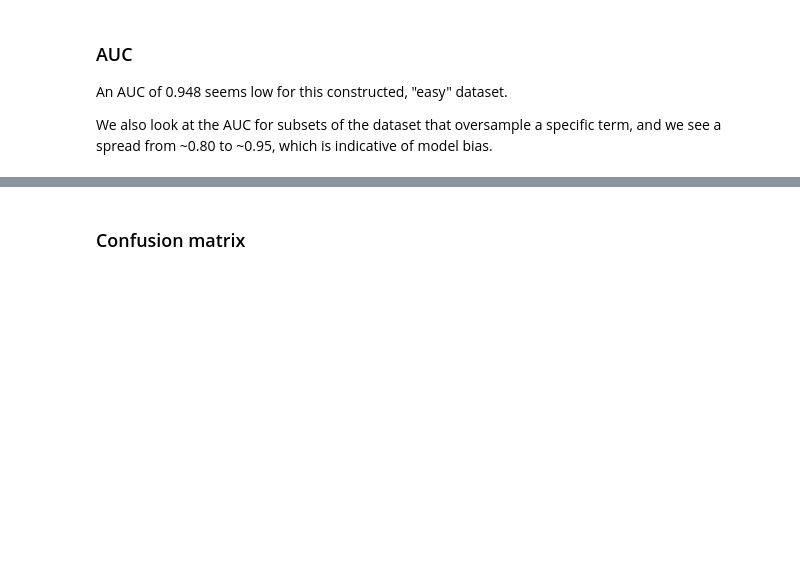
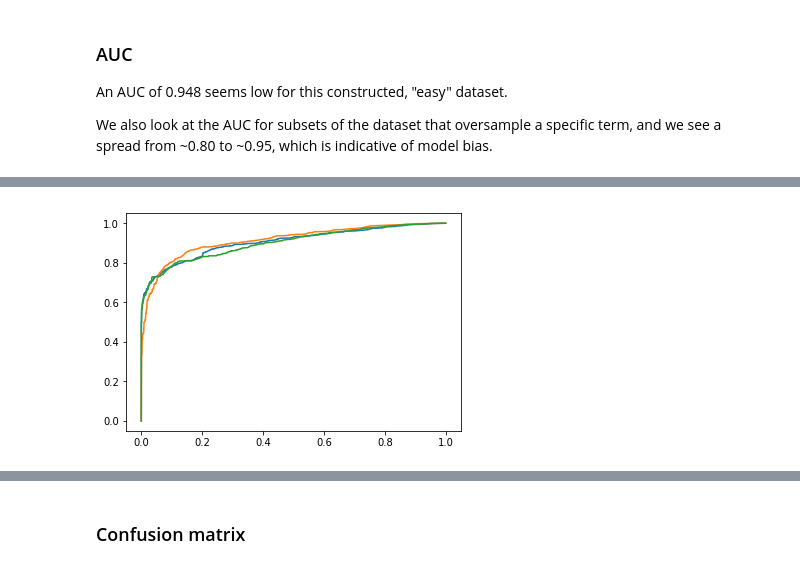
Before and after one commit to rubinovitz/unintended-ml-bias-analysis, a Jupyter notebook: src/Model bias analysis.ipynb, the cells around one changed output, grey strips where cells are left out. Cells and saved outputs as stored; diff of their text form; code cells hidden in the pictures; blank space fills up the shorter version.

```diff
--- a/src/Model bias analysis.ipynb
+++ b/src/Model bias analysis.ipynb
@@ -262,0 +334,6 @@ latino             AUCs:  0.9463 hack0    0.9389 hack1    0.9161 hack2    0.9318
+# %%
+plot_roc(madlibs.label, madlibs.debias0)
+plot_roc(madlibs.label, madlibs.debias1)
+plot_roc(madlibs.label, madlibs.debias2)
+# %% [output]
+[figure, added]
```
Also changed, not shown: parts of 22 cells of this notebook, 1 other file.
